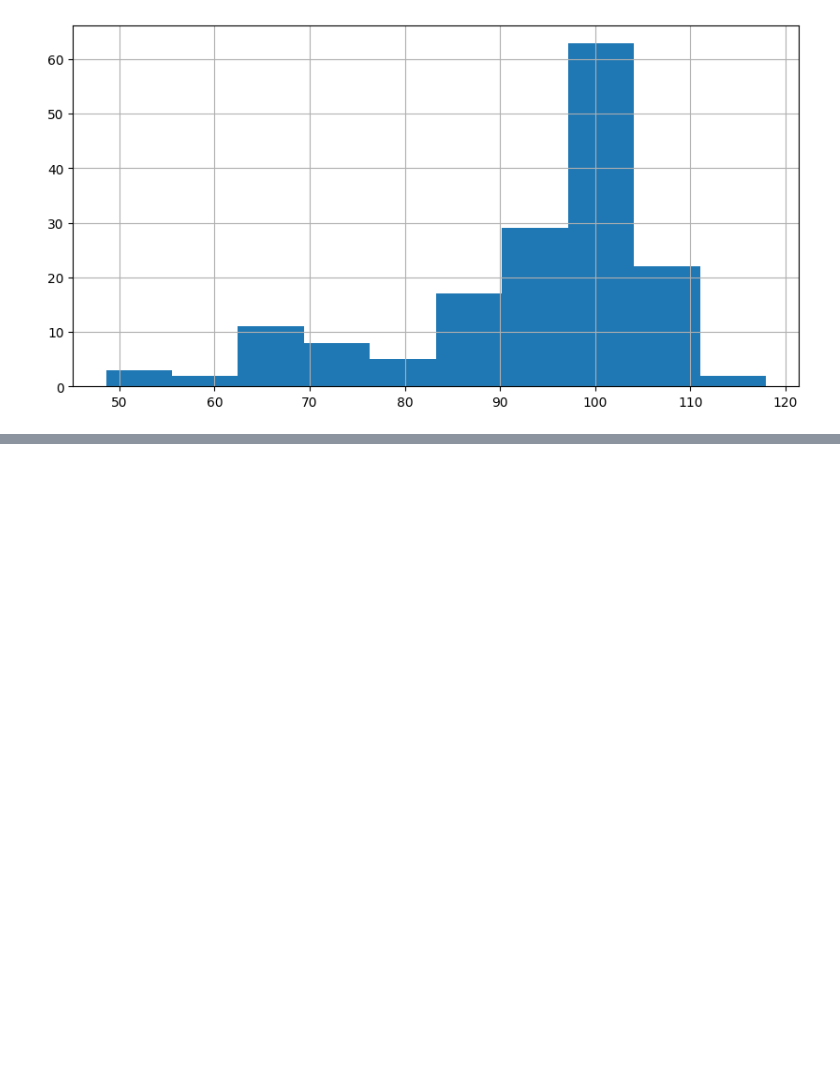
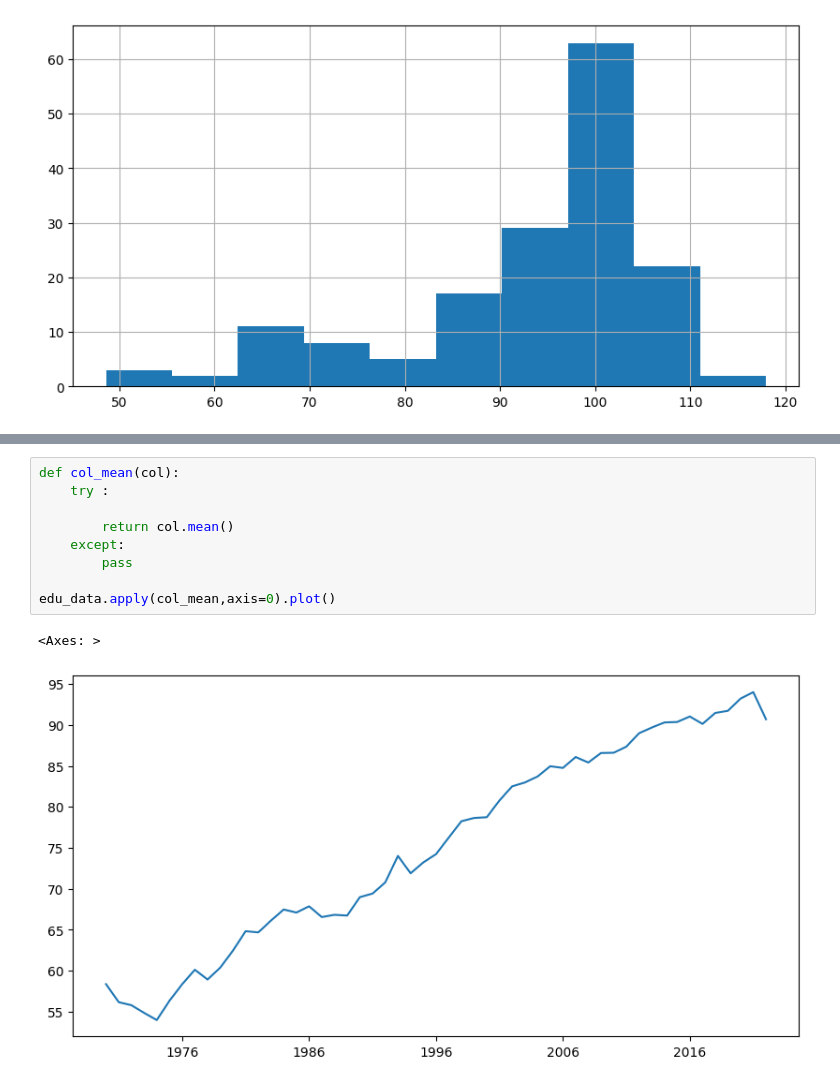
Before and after one commit to HongjunQian/data_project_2023, a Jupyter notebook: Data_project.ipynb, the cells around one changed output, grey strips where cells are left out. Cells and saved outputs as stored; diff of their text form; blank space fills up the shorter version.

```diff
--- a/Data_project.ipynb
+++ b/Data_project.ipynb
@@ -52,0 +52,12 @@ example["2020"].plot(kind="bar")
+# %%
+def col_mean(col):
+    try :
+
+        return col.mean()
+    except:
+        pass
+
+edu_data.apply(col_mean,axis=0).plot()
+# %% [output]
+<Axes: >
+[figure, added]
```
Also changed, not shown: parts of 10 cells of this notebook, 1 other file.
